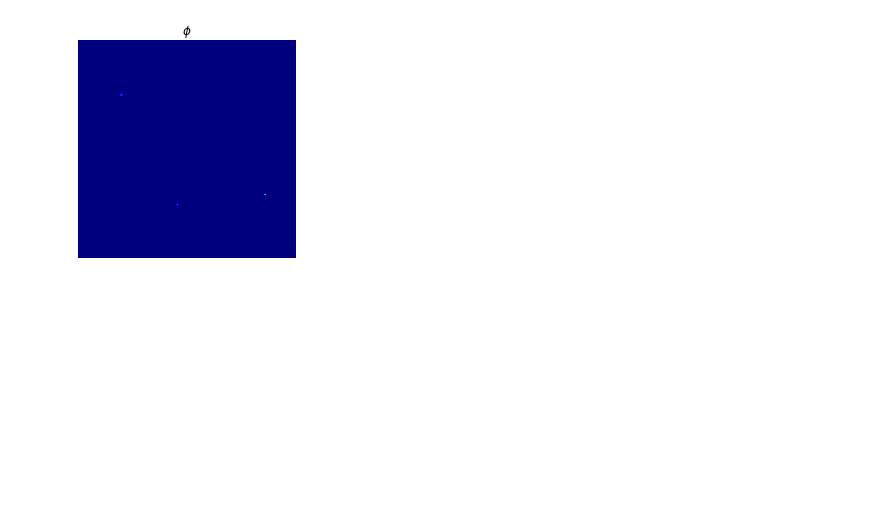
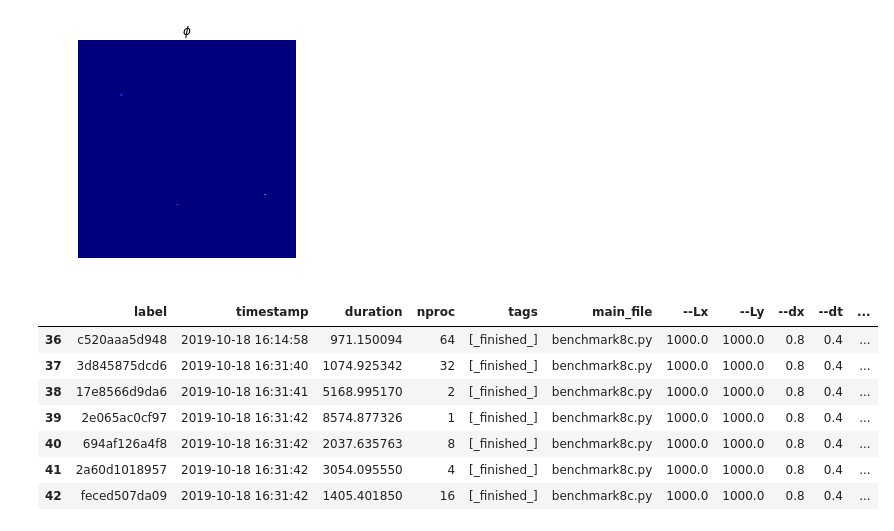
Before and after one commit to guyer/phasefieldbenchmark-8, a Jupyter notebook: analysis.ipynb, the cells around one changed output. Cells and saved outputs as stored; diff of their text form; code cells hidden in the pictures; blank space fills up the shorter version.

```diff
--- a/analysis.ipynb
+++ b/analysis.ipynb
@@ -365,0 +368,12 @@ vw.plot()
+# %%
+scaling = df[(df['reason'] == "MPIscaling") & df['tags'].map(lambda x: '_finished_' in x)][['label', 'timestamp', 'duration', 'nproc', 'tags', 'main_file', '--Lx', '--Ly', '--dx', '--dt', '--factor', '--restart']]
+scaling
+# %% [output]
+|  | label | timestamp | duration | nproc | tags | main_file | --Lx | --Ly | --dx | --dt | ... |
+| 36 | c520aaa5d948 | 2019-10-18 16:14:58 | 971.150094 | 64 | [_finished_] | benchmark8c.py | 1000.0 | 1000.0 | 0.8 | 0.4 | ... |
+| 37 | 3d845875dcd6 | 2019-10-18 16:31:40 | 1074.925342 | 32 | [_finished_] | benchmark8c.py | 1000.0 | 1000.0 | 0.8 | 0.4 | ... |
+| 38 | 17e8566d9da6 | 2019-10-18 16:31:41 | 5168.995170 | 2 | [_finished_] | benchmark8c.py | 1000.0 | 1000.0 | 0.8 | 0.4 | ... |
+| 39 | 2e065ac0cf97 | 2019-10-18 16:31:42 | 8574.877326 | 1 | [_finished_] | benchmark8c.py | 1000.0 | 1000.0 | 0.8 | 0.4 | ... |
+| 40 | 694af126a4f8 | 2019-10-18 16:31:42 | 2037.635763 | 8 | [_finished_] | benchmark8c.py | 1000.0 | 1000.0 | 0.8 | 0.4 | ... |
+| 41 | 2a60d1018957 | 2019-10-18 16:31:42 | 3054.095550 | 4 | [_finished_] | benchmark8c.py | 1000.0 | 1000.0 | 0.8 | 0.4 | ... |
+| 42 | feced507da09 | 2019-10-18 16:31:42 | 1405.401850 | 16 | [_finished_] | benchmark8c.py | 1000.0 | 1000.0 | 0.8 | 0.4 | ... |
```
Also changed, not shown: parts of 6 cells of this notebook.
